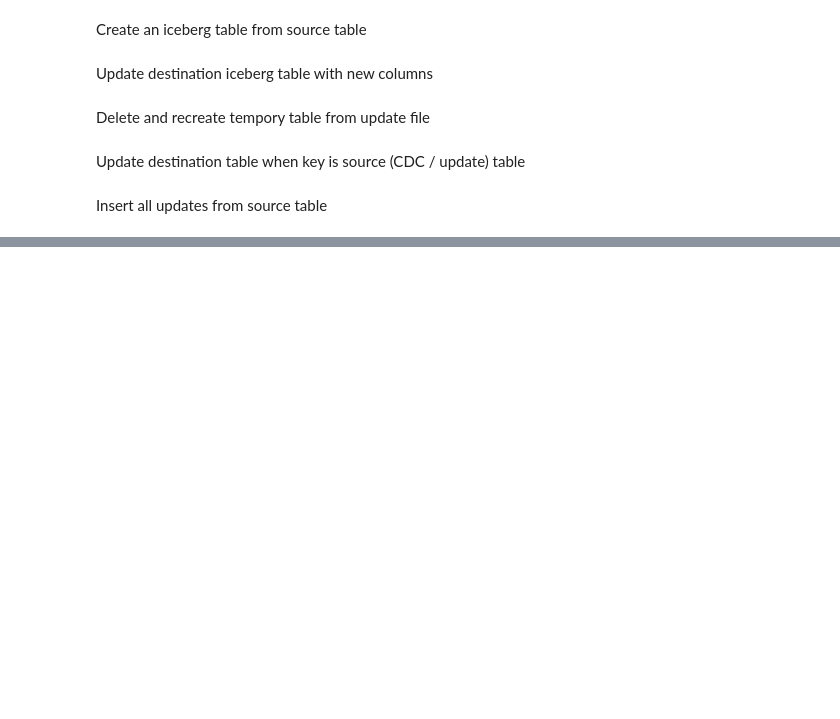
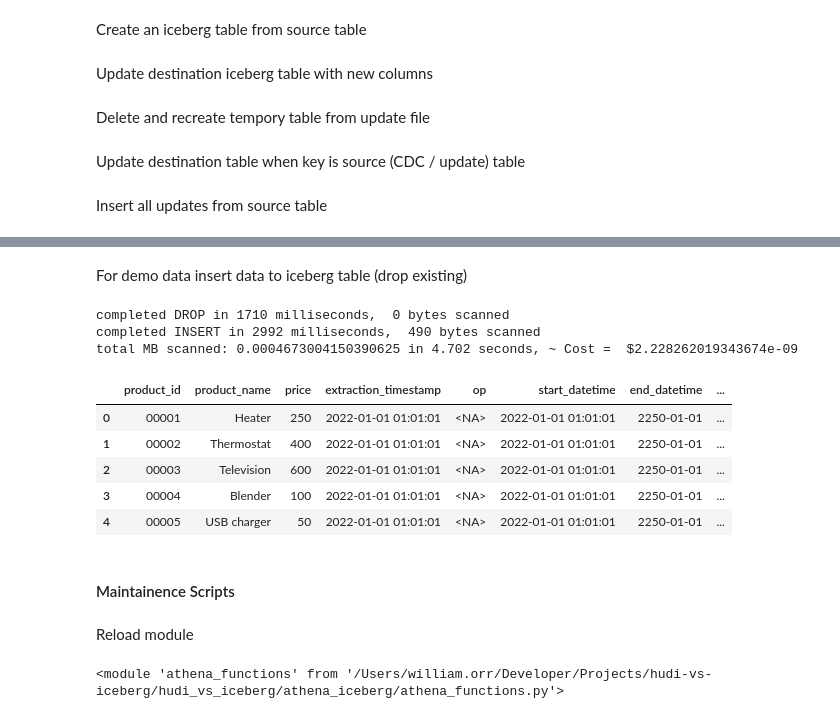
Before and after one commit to moj-analytical-services/iceberg-evaluation, a Jupyter notebook: hudi_vs_iceberg/athena_iceberg/ai_de_use_cases.ipynb, the cells around one changed output, grey strips where cells are left out. Drawn from its saved outputs; the diff is of its cells as text; code cells hidden in the pictures; blank space fills up the shorter version.

```diff
--- a/hudi_vs_iceberg/athena_iceberg/ai_de_use_cases.ipynb
+++ b/hudi_vs_iceberg/athena_iceberg/ai_de_use_cases.ipynb
@@ -148,0 +257,25 @@ wr.athena.read_sql_query(f"DROP TABLE {temp_table_name}", database=db_name, ctas
+# %% [markdown]
+For demo data insert data to iceberg table (drop existing)
+# %%
+bulk_insert_filepath = af.bulk_insert(
+    full_load_filepath, output_data_directory, future_end_datetime, demo="demo")
+
+wr.athena.read_sql_query(f"SELECT * FROM {dest_table_name}", database=db_name, ctas_approach=False, workgroup='Athena3')
+# %% [output]
+completed DROP in 1710 milliseconds,  0 bytes scanned
+completed INSERT in 2992 milliseconds,  490 bytes scanned
+total MB scanned: 0.0004673004150390625 in 4.702 seconds, ~ Cost =  $2.228262019343674e-09
+|  | product_id | product_name | price | extraction_timestamp | op | start_datetime | end_datetime | ... |
+| 0 | 00001 | Heater | 250 | 2022-01-01 01:01:01 | <NA> | 2022-01-01 01:01:01 | 2250-01-01 | ... |
+| 1 | 00002 | Thermostat | 400 | 2022-01-01 01:01:01 | <NA> | 2022-01-01 01:01:01 | 2250-01-01 | ... |
+| 2 | 00003 | Television | 600 | 2022-01-01 01:01:01 | <NA> | 2022-01-01 01:01:01 | 2250-01-01 | ... |
+| 3 | 00004 | Blender | 100 | 2022-01-01 01:01:01 | <NA> | 2022-01-01 01:01:01 | 2250-01-01 | ... |
+| 4 | 00005 | USB charger | 50 | 2022-01-01 01:01:01 | <NA> | 2022-01-01 01:01:01 | 2250-01-01 | ... |
+# %% [markdown]
+#### Maintainence Scripts
+# %% [markdown]
+Reload module
+# %%
+reload(af)
+# %% [output]
+<module 'athena_functions' from '/Users/william.orr/Developer/Projects/hudi-vs-iceberg/hudi_vs_iceberg/athena_iceberg/athena_functions.py'>
```
Also changed, not shown: parts of 29 cells of this notebook, 1 other file.
